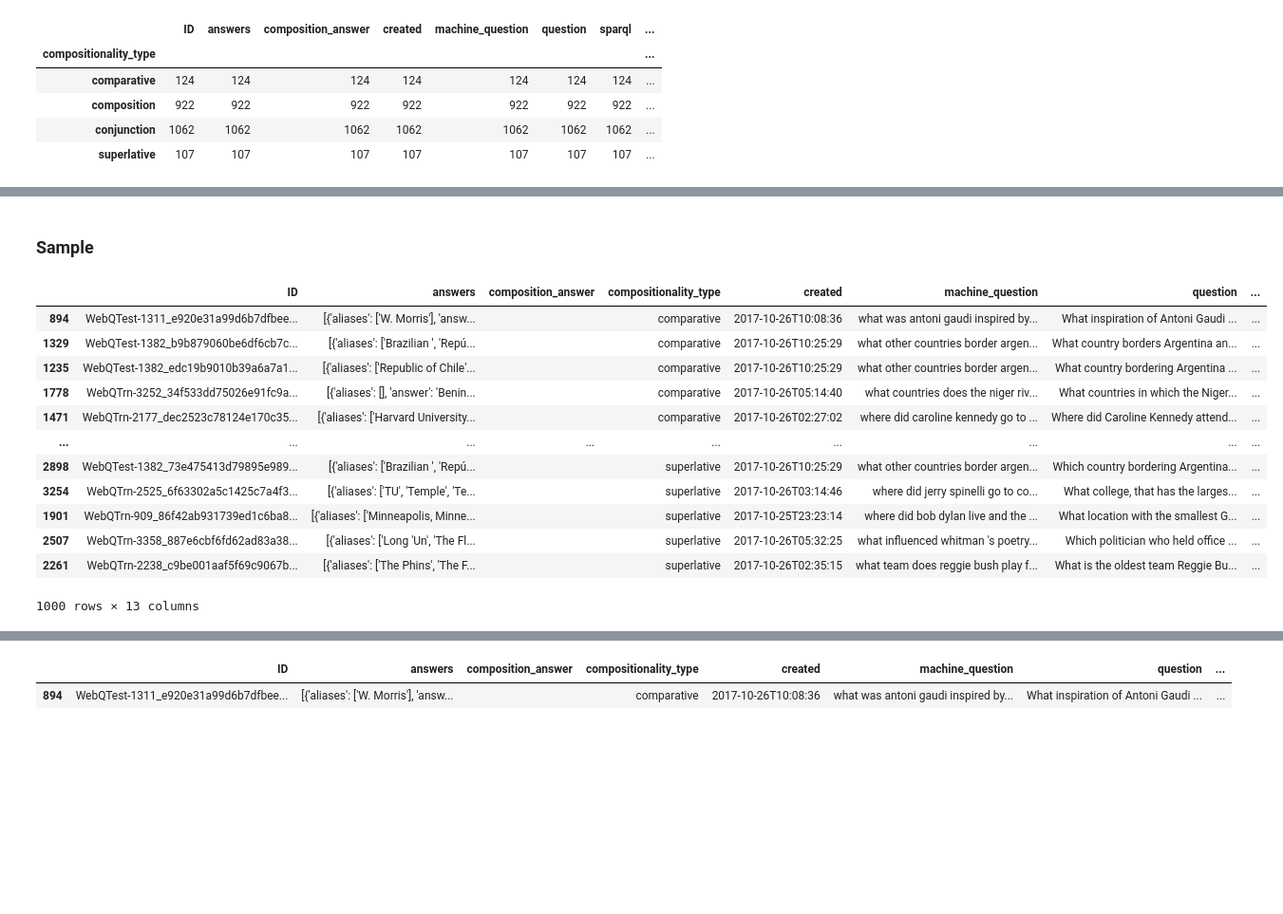
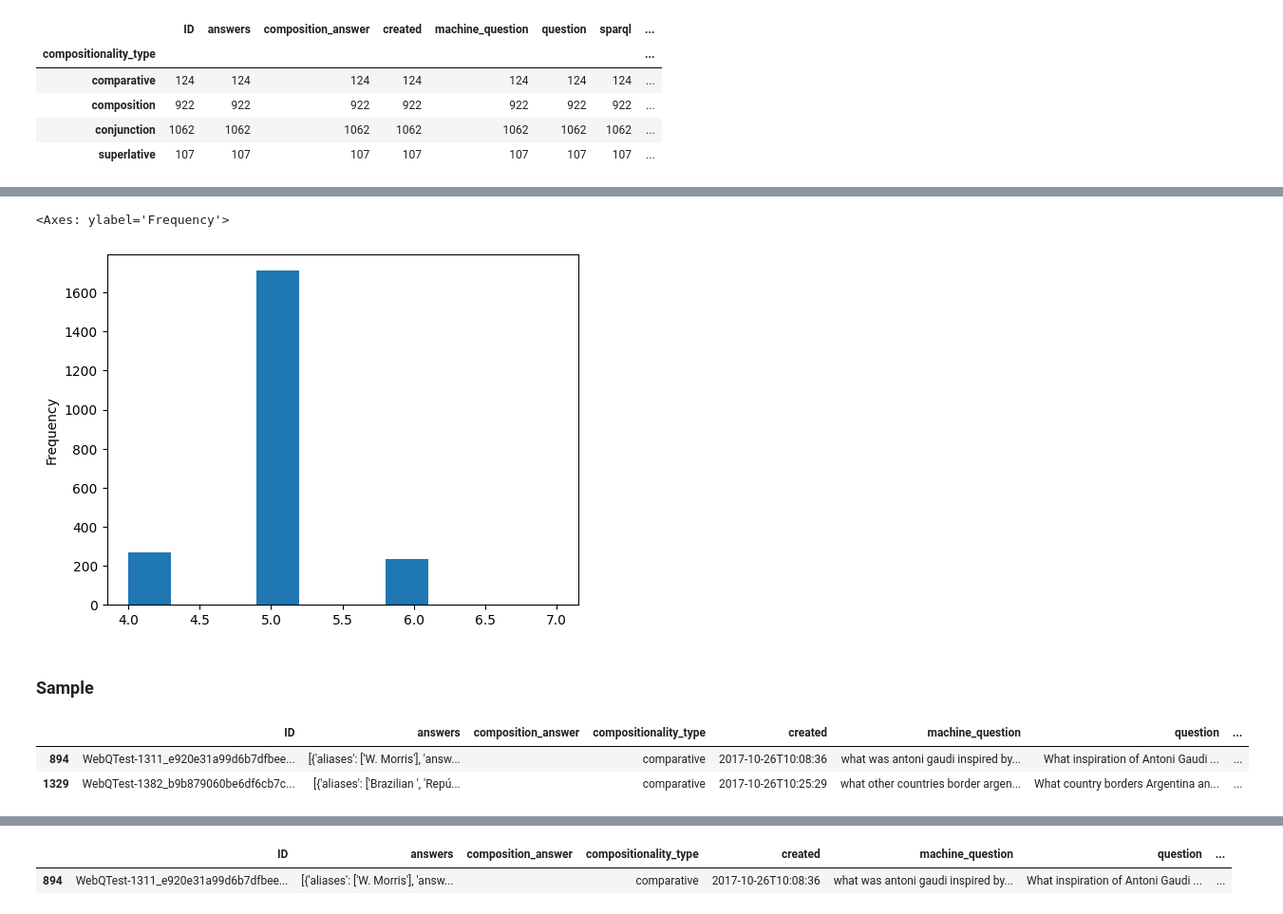
Before and after one commit to plaunezkiy/dissertation, a Jupyter notebook: code/0_data/cwq.ipynb, the cells around one changed output, grey strips where cells are left out. Shown at 95% size. Cells and saved outputs as stored; diff of their text form; code cells hidden in the pictures; blank space fills up the shorter version.

```diff
--- a/code/0_data/cwq.ipynb
+++ b/code/0_data/cwq.ipynb
@@ -150,0 +156,13 @@ cwq_paths.groupby("compositionality_type").count()
+# %%
+def get_path_len(row):
+    for start in row.topic_ids:
+        for target in row.answer_ids:
+            try:
+                if nx.has_path(fbkb_graph._graph, start, target):
+                    return nx.shortest_path_length(fbkb_graph._graph, start, target)
+            except nx.NodeNotFound:
+                continue
+    return -1
+# %%
+cwq_paths["hops"] = cwq_paths.apply(get_path_len, axis=1)
+cwq_paths
@@ -151,24 +188,20 @@ cwq_paths.groupby("compositionality_type").count()
+# %%
+cwq_paths["hops"].plot.hist()
+# %% [output]
+<Axes: ylabel='Frequency'>
+[figure, added]
 # %% [markdown]
 ### Sample
 # %%
 sample_size = {
     "comparative": 100,
     "composition": 400,
     "conjunction": 400,
     "superlative": 100,
 }
 cwq_subset = cwq_paths.groupby("compositionality_type", group_keys=False).apply(lambda x: x.sample(n=sample_size[x.name], random_state=42))
+cwq_subset.head(2)
 # %% [output]
 |  | ID | answers | composition_answer | compositionality_type | created | machine_question | question | ... |
 | 894 | WebQTest-1311_e920e31a99d6b7dfbee... | [{'aliases': ['W. Morris'], 'answ... |  | comparative | 2017-10-26T10:08:36 | what was antoni gaudi inspired by... | What inspiration of Antoni Gaudi ... | ... |
 | 1329 | WebQTest-1382_b9b879060be6df6cb7c... | [{'aliases': ['Brazilian ', 'Repú... |  | comparative | 2017-10-26T10:25:29 | what other countries border argen... | What country borders Argentina an... | ... |
-| 1235 | WebQTest-1382_edc19b9010b39a6a7a1... | [{'aliases': ['Republic of Chile'... |  | comparative | 2017-10-26T10:25:29 | what other countries border argen... | What country bordering Argentina ... | ... |
-| 1778 | WebQTrn-3252_34f533dd75026e91fc9a... | [{'aliases': [], 'answer': 'Benin... |  | comparative | 2017-10-26T05:14:40 | what countries does the niger riv... | What countries in which the Niger... | ... |
-| 1471 | WebQTrn-2177_dec2523c78124e170c35... | [{'aliases': ['Harvard University... |  | comparative | 2017-10-26T02:27:02 | where did caroline kennedy go to ... | Where did Caroline Kennedy attend... | ... |
-| ... | ... | ... | ... | ... | ... | ... | ... | ... |
-| 2898 | WebQTest-1382_73e475413d79895e989... | [{'aliases': ['Brazilian ', 'Repú... |  | superlative | 2017-10-26T10:25:29 | what other countries border argen... | Which country bordering Argentina... | ... |
-| 3254 | WebQTrn-2525_6f63302a5c1425c7a4f3... | [{'aliases': ['TU', 'Temple', 'Te... |  | superlative | 2017-10-26T03:14:46 | where did jerry spinelli go to co... | What college, that has the larges... | ... |
-| 1901 | WebQTrn-909_86f42ab931739ed1c6ba8... | [{'aliases': ['Minneapolis, Minne... |  | superlative | 2017-10-25T23:23:14 | where did bob dylan live and the ... | What location with the smallest G... | ... |
-| 2507 | WebQTrn-3358_887e6cbf6fd62ad83a38... | [{'aliases': ['Long 'Un', 'The Fl... |  | superlative | 2017-10-26T05:32:25 | what influenced whitman 's poetry... | Which politician who held office ... | ... |
-| 2261 | WebQTrn-2238_c9be001aaf5f69c9067b... | [{'aliases': ['The Phins', 'The F... |  | superlative | 2017-10-26T02:35:15 | what team does reggie bush play f... | What is the oldest team Reggie Bu... | ... |
-1000 rows × 13 columns
```
Also changed, not shown: parts of 4 cells of this notebook, 51 other files.
